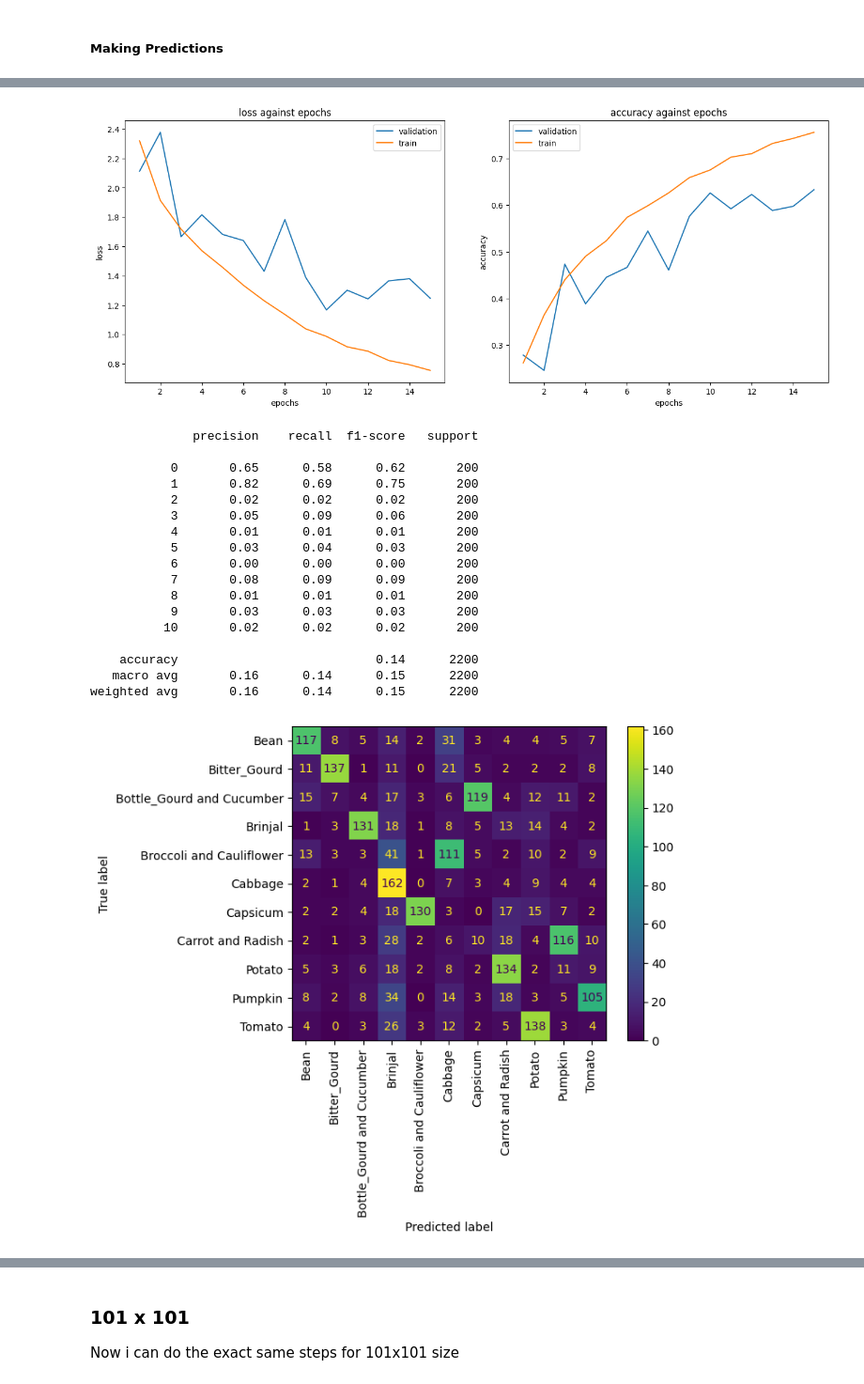
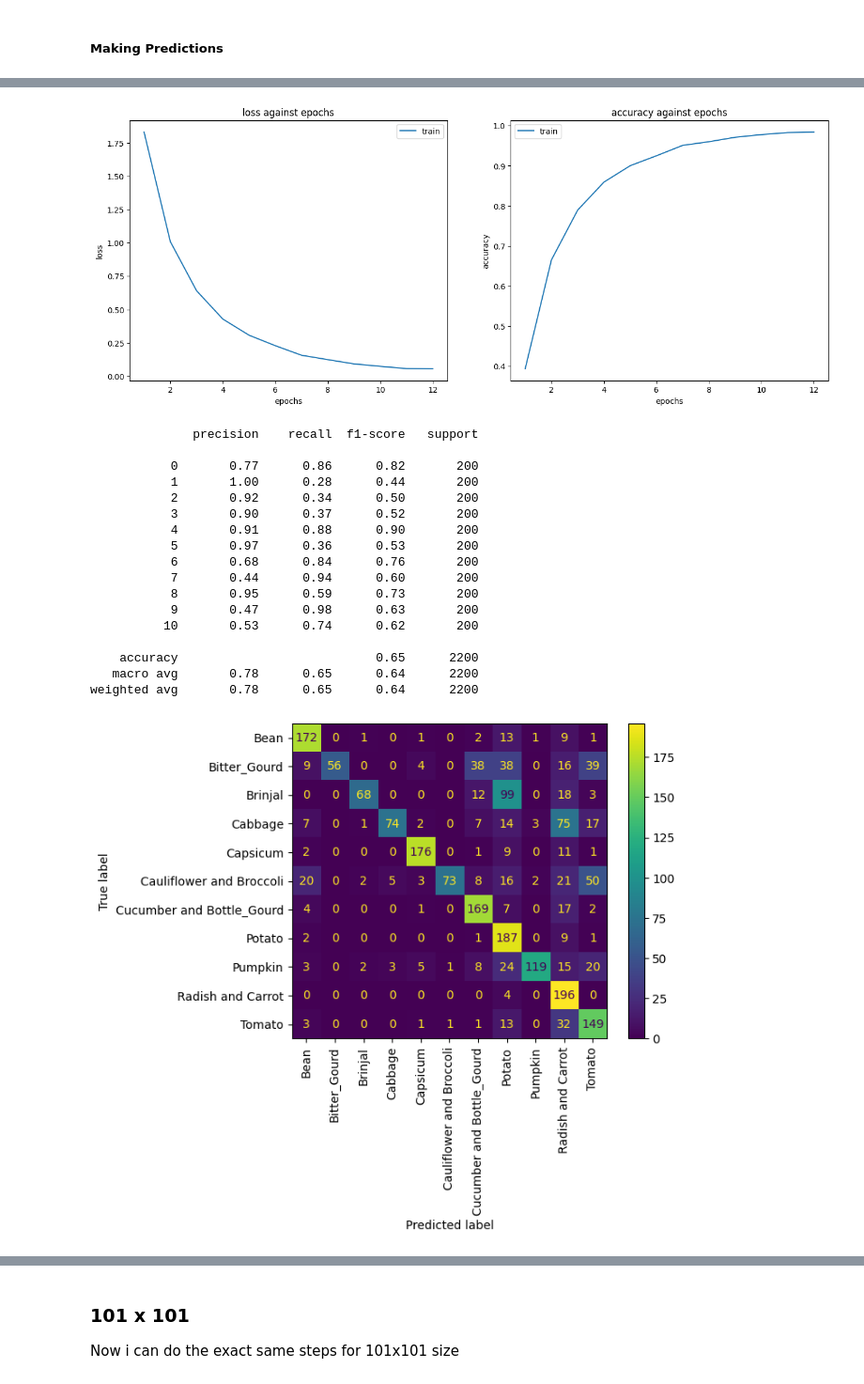
Before and after one commit to stupidbutsmart/DELE-CA1, a Jupyter notebook: CNN_v2.ipynb, the cells around one changed output, grey strips where cells are left out. Shown at 94% size. Saved outputs shown, nothing was run; the diff lists cells and outputs as text; code cells hidden in the pictures.

Commit message:
completed model for 23x23 86 best acc

```diff
--- a/CNN_v2.ipynb
+++ b/CNN_v2.ipynb
@@ -306,6 +377,3 @@ results = pd.DataFrame({
   'validation_losses': val_losses,
   'fit_results': fit_results
 })
-
-with open(os.path.join('stored_models' , '23_tuning_results_v2.pkl') , 'wb') as f:
-  pickle.dump(results, f)
@@ -313,12 +388,5 @@ with open(os.path.join('stored_models' , '23_tuning_results_v2.pkl') , 'wb') as
 # Importing the results
 results = None
 
-with open(os.path.join('stored_models' , '23_tuning_results_v2.pkl') , 'rb') as f:
+with open(os.path.join('tuning_results' , '23_tuning_results_v2.pkl') , 'rb') as f:
   results = pickle.load(f)
-
-# Deconstructing Results
-
-val_accuracies = results['validation_accuracies']
-val_losses = results['validation_losses']
-successful_params = results['params']
-fit_results = results['fit_results']
@@ -346,12 +424,14 @@ There is chance that 'worse performing' models may perform better with specific
 
 For now i want to look at the loss and learning rates
 # %%
-top_5_indexes = np.argsort(val_accuracies)[-5:][::-1]
+top_5_indexes = np.argsort(val_losses)[:5]
 
 
 for i in top_5_indexes:
   validation_loss = fit_results[i]['val_loss']
   validation_accuracy = fit_results[i]['val_accuracy']
+  print(val_losses[i])
+  print(val_accuracies[i])
 
   train_loss = fit_results[i]['loss']
   train_accuracy = fit_results[i]['accuracy']
@@ -509,19 +690,22 @@ params_to_consider = [
+# %%
+params_to_consider = [successful_params[i] for i in top_5_indexes]
 # %%
 for i , params in enumerate(params_to_consider):
   print(f'Testing {params}')
+  model_params = {k:v for k , v in params.items() if k != 'batch_size'}
   # callbacks
-  early_stopper = EarlyStopping(patience=5 , monitor='val_loss', restore_best_weights=True)
-  model_checkpoint = ModelCheckpoint(filepath=os.path.join('stored_models' , f'best_weights_params_set{i}.h5'),
-                                      monitor='val_loss',
+  early_stopper = EarlyStopping(patience=3 , monitor='loss', restore_best_weights=True)
+  model_checkpoint = ModelCheckpoint(filepath=os.path.join('stored_models' , f'best_weights_params_set{i}_size_23.h5'),
+                                      monitor='loss',
                                       save_best_only=True,
                                       save_weight_only=True,
                                       mode='min'
                                      )
   # fitting
-  model = create_model(**params)
-  results = model.fit(X_train , y_train ,
-                      epochs=200,
-                      validation_data=(X_validation , y_validation),
+  model = create_model(**model_params , autoencoder=Sequential(autoencoder.layers[:4]))
+  results = model.fit(np.concatenate([X_train , X_validation]) , np.concatenate([y_train, y_validation]) ,
+                      epochs=12,
+                      batch_size=params['batch_size'],
                       callbacks=[early_stopper , model_checkpoint],
                       verbose=0
                       )
@@ -531,8 +715,8 @@ for i , params in enumerate(params_to_consider):
   y_pred = np.argmax(y_pred, axis=1) # in non-onehot encoded format
 
   # Plots
-  validation_loss = results.history['val_loss']
-  validation_accuracy = results.history['val_accuracy']
+  # validation_loss = results.history['val_loss']
+  # validation_accuracy = results.history['val_accuracy']
 
   train_loss = results.history['loss']
   train_accuracy = results.history['accuracy']
@@ -542,7 +726,7 @@ for i , params in enumerate(params_to_consider):
   fig , ax = plt.subplots(1 ,2 , figsize=(16 , 6))
 
   # loss
-  ax[0].plot(epochs , validation_loss, label='validation')
+  # ax[0].plot(epochs , validation_loss, label='validation')
   ax[0].plot(epochs , train_loss, label='train')
   ax[0].legend()
   ax[0].set_xlabel('epochs')
@@ -550,7 +734,7 @@ for i , params in enumerate(params_to_consider):
   ax[0].set_title('loss against epochs')
 
   # acc
-  ax[1].plot(epochs , validation_accuracy, label='validation')
+  # ax[1].plot(epochs , validation_accuracy, label='validation')
   ax[1].plot(epochs , train_accuracy, label='train')
   ax[1].legend()
   ax[1].set_xlabel('epochs')
@@ -559,8 +743,9 @@ for i , params in enumerate(params_to_consider):
   plt.show()
 
   ## results
-  print(classification_report(y_test , y_pred))
-  cm = confusion_matrix(y_test , y_pred)
+  y_test_labels = np.argmax(y_test , axis=1)
+  print(classification_report(y_test_labels , y_pred))
+  cm = confusion_matrix(y_test_labels , y_pred)
   disp = ConfusionMatrixDisplay(confusion_matrix=cm, display_labels=test_data.columns[1:])
   disp.plot()
   plt.xticks(rotation=90)
@@ -592,19 +777,19 @@ Testing {'activation': <keras.layers.activation.relu.ReLU object at 0x...>, 'bot
-[figure, old version]
+[figure, new version]
               precision    recall  f1-score   support
 
-           0       0.65      0.58      0.62       200
-           1       0.82      0.69      0.75       200
-           2       0.02      0.02      0.02       200
-           3       0.05      0.09      0.06       200
-           4       0.01      0.01      0.01       200
-           5       0.03      0.04      0.03       200
-           6       0.00      0.00      0.00       200
-           7       0.08      0.09      0.09       200
-           8       0.01      0.01      0.01       200
-           9       0.03      0.03      0.03       200
-          10       0.02      0.02      0.02       200
+           0       0.77      0.86      0.82       200
+           1       1.00      0.28      0.44       200
+           2       0.92      0.34      0.50       200
+           3       0.90      0.37      0.52       200
+           4       0.91      0.88      0.90       200
+           5       0.97      0.36      0.53       200
+           6       0.68      0.84      0.76       200
+           7       0.44      0.94      0.60       200
+           8       0.95      0.59      0.73       200
+           9       0.47      0.98      0.63       200
+          10       0.53      0.74      0.62       200
 
-    accuracy                           0.14      2200
-   macro avg       0.16      0.14      0.15      2200
-weighted avg       0.16      0.14      0.15      2200
+    accuracy                           0.65      2200
+   macro avg       0.78      0.65      0.64      2200
+weighted avg       0.78      0.65      0.64      2200
-[figure, old version]
+[figure, new version]
```
Also changed, not shown: parts of 27 cells of this notebook.
